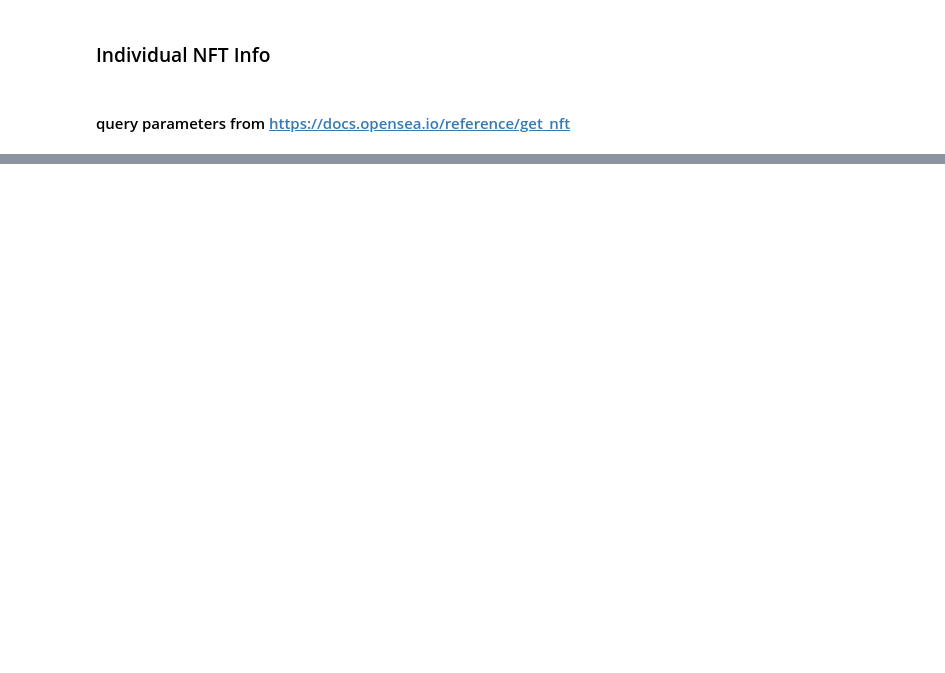
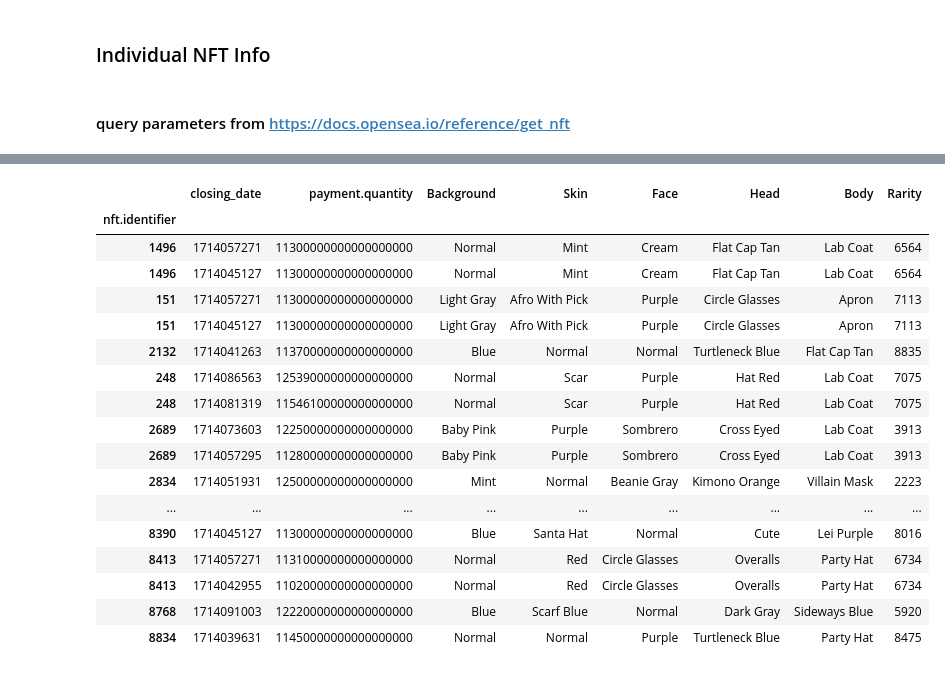
Before and after one commit to Project-3-Anvi-Maria-and-Jacqueline/project3, a Jupyter notebook: 4.25.2024.ipynb, the cells around one changed output, grey strips where cells are left out. Cells and saved outputs as stored; diff of their text form; code cells hidden in the pictures; blank space fills up the shorter version.

Commit message:
dataframes merged

```diff
--- a/api_jacqueline.ipynb
+++ b/4.25.2024.ipynb
@@ -361,0 +362,6 @@ nfts_df
+# %%
+combined_events_df = events_df[["nft.identifier", "closing_date", "payment.quantity"]]
+
+combined_events_df.set_index("nft.identifier", inplace=True)
+
+combined_events_df
@@ -361,0 +387,23 @@ nfts_df
+# %%
+combined_df = combined_events_df.merge(nfts_df, how="outer", right_index=True, left_index=True)
+
+combined_df
+# %% [output]
+|  | closing_date | payment.quantity | Background | Skin | Face | Head | Body | Rarity |
+| nft.identifier |  |  |  |  |  |  |  |  |
+| 1496 | 1714057271 | 11300000000000000000 | Normal | Mint | Cream | Flat Cap Tan | Lab Coat | 6564 |
+| 1496 | 1714045127 | 11300000000000000000 | Normal | Mint | Cream | Flat Cap Tan | Lab Coat | 6564 |
+| 151 | 1714057271 | 11300000000000000000 | Light Gray | Afro With Pick | Purple | Circle Glasses | Apron | 7113 |
+| 151 | 1714045127 | 11300000000000000000 | Light Gray | Afro With Pick | Purple | Circle Glasses | Apron | 7113 |
+| 2132 | 1714041263 | 11370000000000000000 | Blue | Normal | Normal | Turtleneck Blue | Flat Cap Tan | 8835 |
+| 248 | 1714086563 | 12539000000000000000 | Normal | Scar | Purple | Hat Red | Lab Coat | 7075 |
+| 248 | 1714081319 | 11546100000000000000 | Normal | Scar | Purple | Hat Red | Lab Coat | 7075 |
+| 2689 | 1714073603 | 12250000000000000000 | Baby Pink | Purple | Sombrero | Cross Eyed | Lab Coat | 3913 |
+| 2689 | 1714057295 | 11280000000000000000 | Baby Pink | Purple | Sombrero | Cross Eyed | Lab Coat | 3913 |
+| 2834 | 1714051931 | 12500000000000000000 | Mint | Normal | Beanie Gray | Kimono Orange | Villain Mask | 2223 |
+| ... | ... | ... | ... | ... | ... | ... | ... | ... |
+| 8390 | 1714045127 | 11300000000000000000 | Blue | Santa Hat | Normal | Cute | Lei Purple | 8016 |
+| 8413 | 1714057271 | 11310000000000000000 | Normal | Red | Circle Glasses | Overalls | Party Hat | 6734 |
+| 8413 | 1714042955 | 11020000000000000000 | Normal | Red | Circle Glasses | Overalls | Party Hat | 6734 |
+| 8768 | 1714091003 | 12220000000000000000 | Blue | Scarf Blue | Normal | Dark Gray | Sideways Blue | 5920 |
+| 8834 | 1714039631 | 11450000000000000000 | Normal | Normal | Purple | Turtleneck Blue | Party Hat | 8475 |
```
Also changed, not shown: parts of 6 cells of this notebook, 2 other files.
